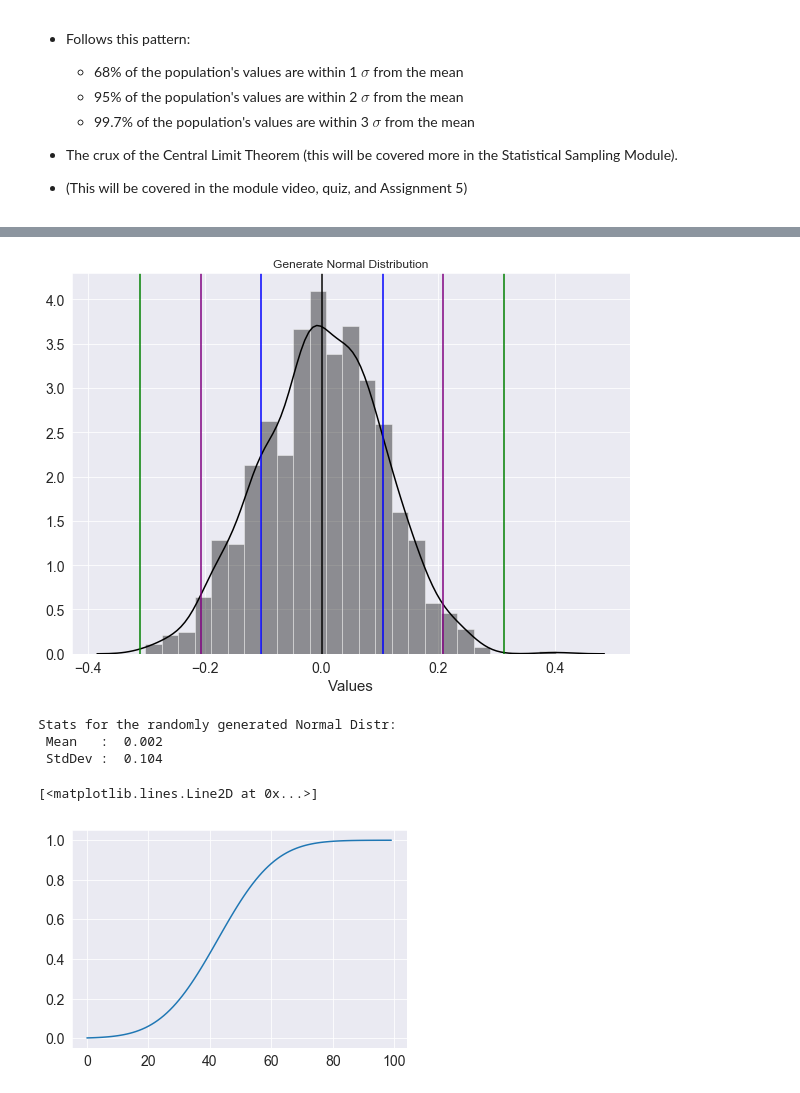
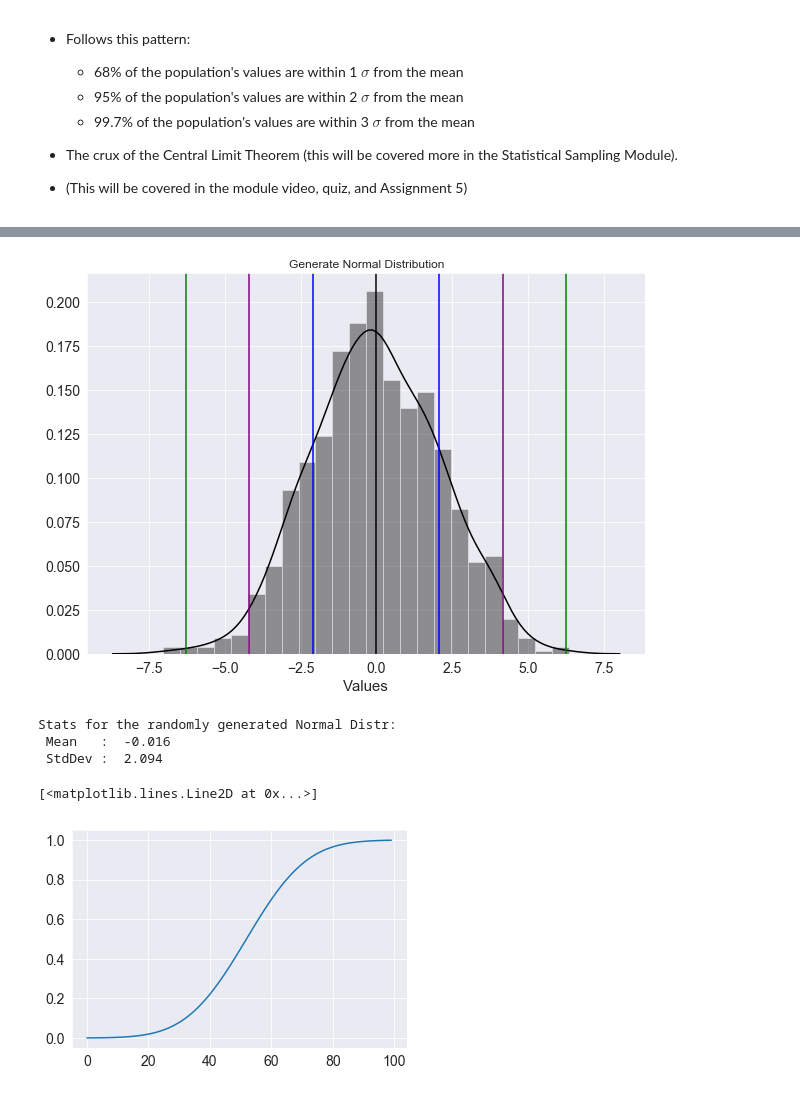
Before and after one commit to robertmanriquez/webinars_old, a Jupyter notebook: Distributions Webinar.ipynb, the cells around one changed output, grey strips where cells are left out. Drawn from its saved outputs; the diff is of its cells as text; code cells hidden in the pictures.

```diff
--- a/Distributions Webinar.ipynb
+++ b/Distributions Webinar.ipynb
@@ -330,30 +341,30 @@ plt.show();
 # %%
 # Generating a normal distribution using numpy
 mu = 0
-sigma = 0.1
+sigma = 2
 s = np.random.normal(mu, sigma, 1000)
 bins = 30
 
 plt.figure(figsize=(10,7))
 sns.distplot(s, color= 'black')
 plt.axvline(np.mean(s), color = 'black')
 
 for i, c in zip([1,2,3], ['blue', 'purple', 'green']):
     plt.axvline(np.mean(s) + i * np.std(s), color = c)
     plt.axvline(np.mean(s) - i * np.std(s), color = c)
 
 plt.xlabel("Values", fontsize =15)
 plt.title("Generate Normal Distribution")
 plt.show();
 print("Stats for the randomly generated Normal Distr: \n Mean   : ",
       round(np.mean(s),3), "\n", "StdDev : ", round(np.std(s),3))
 # %% [output]
-[figure, old version]
+[figure, new version]
 Stats for the randomly generated Normal Distr:
- Mean   :  0.002
- StdDev :  0.104
+ Mean   :  -0.016
+ StdDev :  2.094
 # %%
 plt.plot(stats.norm(np.mean(s), np.std(s)).cdf(np.linspace(min(s), max(s), 100)))
 # %% [output]
 [<matplotlib.lines.Line2D at 0x...>]
-[figure, old version]
+[figure, new version]
```
Also changed, not shown: parts of 14 cells of this notebook.
